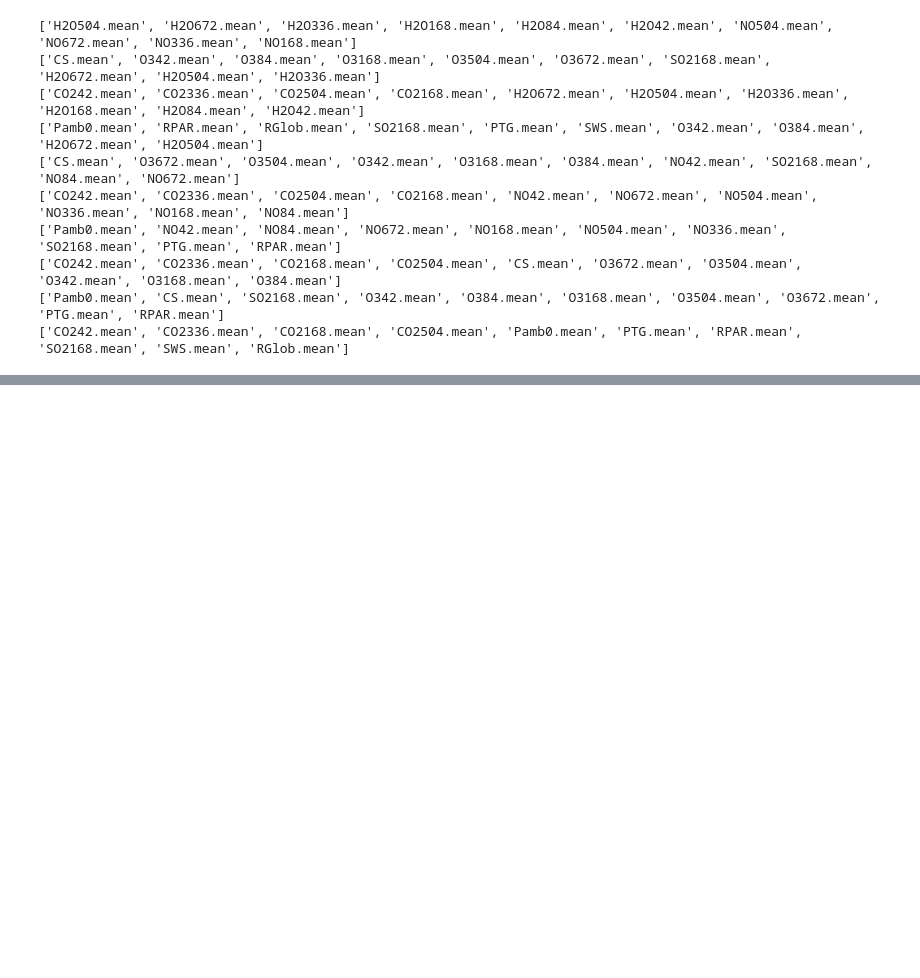
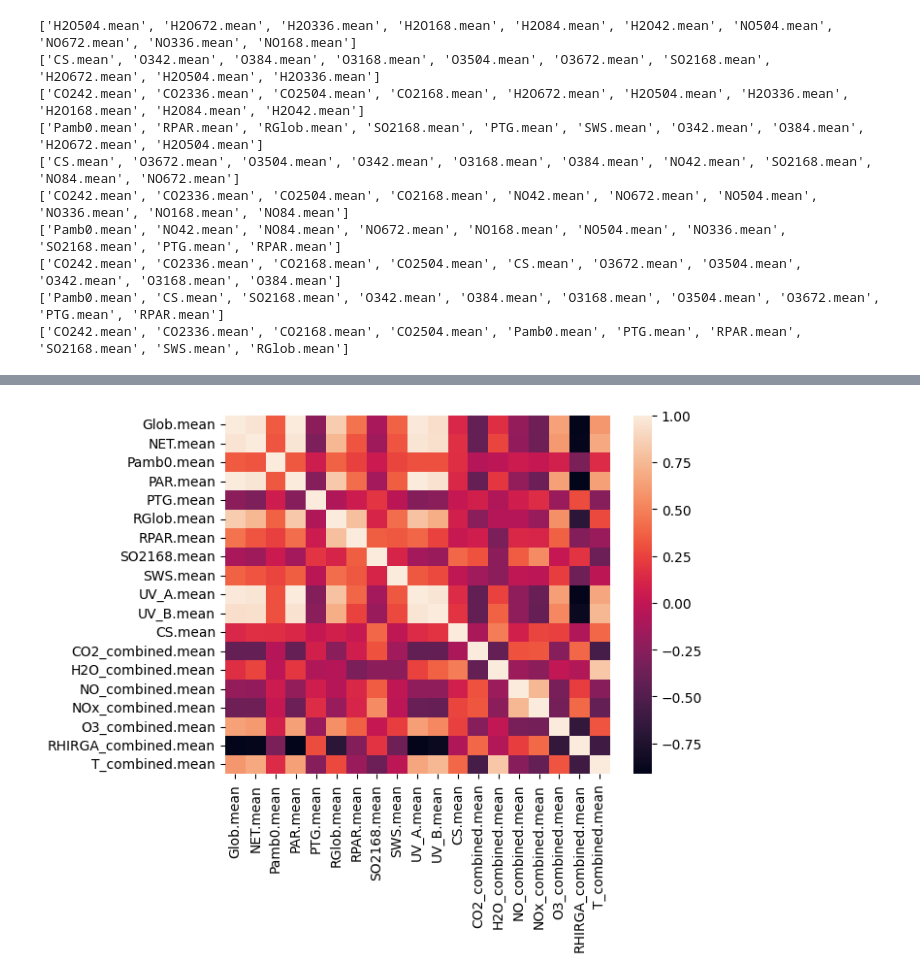
Before and after one commit to em-t/ATM4171-term-project, a Jupyter notebook: notebooks/EDA.ipynb, the cells around one changed output, grey strips where cells are left out. Drawn from its saved outputs; the diff is of its cells as text; code cells hidden in the pictures; blank space fills up the shorter version.

```diff
--- a/notebooks/EDA.ipynb
+++ b/notebooks/EDA.ipynb
@@ -100,8 +114,14 @@ get_features_by_importance(X_train.columns.to_list(), pca_results, 0, 1, n_featu
 # Look at the significant features for combinations of the first 5 principal components
 pc5_combos = list(combinations([1,2,3,4,5], 2))
 
+all_major_features = []
+
 for combo in pc5_combos:
-    print(get_features_by_importance(X_train.columns.to_list(), pca_results, combo[0], combo[1], n_features=10))
+    major_features = get_features_by_importance(X_train.columns.to_list(), pca_results, combo[0], combo[1], n_features=10)
+    print(major_features)
+    all_major_features = all_major_features + major_features
+
+all_major_features = list(set(all_major_features))
 # %% [output]
 ['H2O504.mean', 'H2O672.mean', 'H2O336.mean', 'H2O168.mean', 'H2O84.mean', 'H2O42.mean', 'NO504.mean', 'NO672.mean', 'NO336.mean', 'NO168.mean']
 ['CS.mean', 'O342.mean', 'O384.mean', 'O3168.mean', 'O3504.mean', 'O3672.mean', 'SO2168.mean', 'H2O672.mean', 'H2O504.mean', 'H2O336.mean']
@@ -115,0 +144,24 @@ for combo in pc5_combos:
+# %%
+patterns = {
+    "CO2_combined.mean": rf"CO2\d{{2,3}}.mean",
+    "H2O_combined.mean": rf"H2O\d{{2,3}}.mean",
+    "NO_combined.mean": rf"NO\d{{2,3}}.mean",
+    "NOx_combined.mean": rf"NOx\d{{2,3}}.mean",
+    "O3_combined.mean": rf"O3\d{{2,3}}.mean",
+    "RHIRGA_combined.mean": rf"RHIRGA\d{{2,3}}.mean",
+    "T_combined.mean": rf"T\d{{2,3}}.mean"
+}
+
+for col, pattern in patterns.items():
+    cols_to_combine = []
+    for feat in df_train_standardized.columns.to_list():
+        matches = re.findall(pattern, feat)
+        if len(matches) > 0:
+            cols_to_combine = cols_to_combine + matches
+
+    if len(combo) > 1:
+        df_train_standardized[col] = df_train_standardized[cols_to_combine].mean(axis=1)
+
+        df_train_standardized = df_train_standardized.drop(columns=cols_to_combine)
+
+df_train_standardized.head()
@@ -115,0 +176,8 @@ for combo in pc5_combos:
+# %%
+# Correlations for reduced data
+
+corr = df_train_standardized.corr(numeric_only=True)
+sns.heatmap(corr)
+plt.show()
+# %% [output]
+[figure, added]
```
Also changed, not shown: parts of 24 cells of this notebook, 2 other files.
